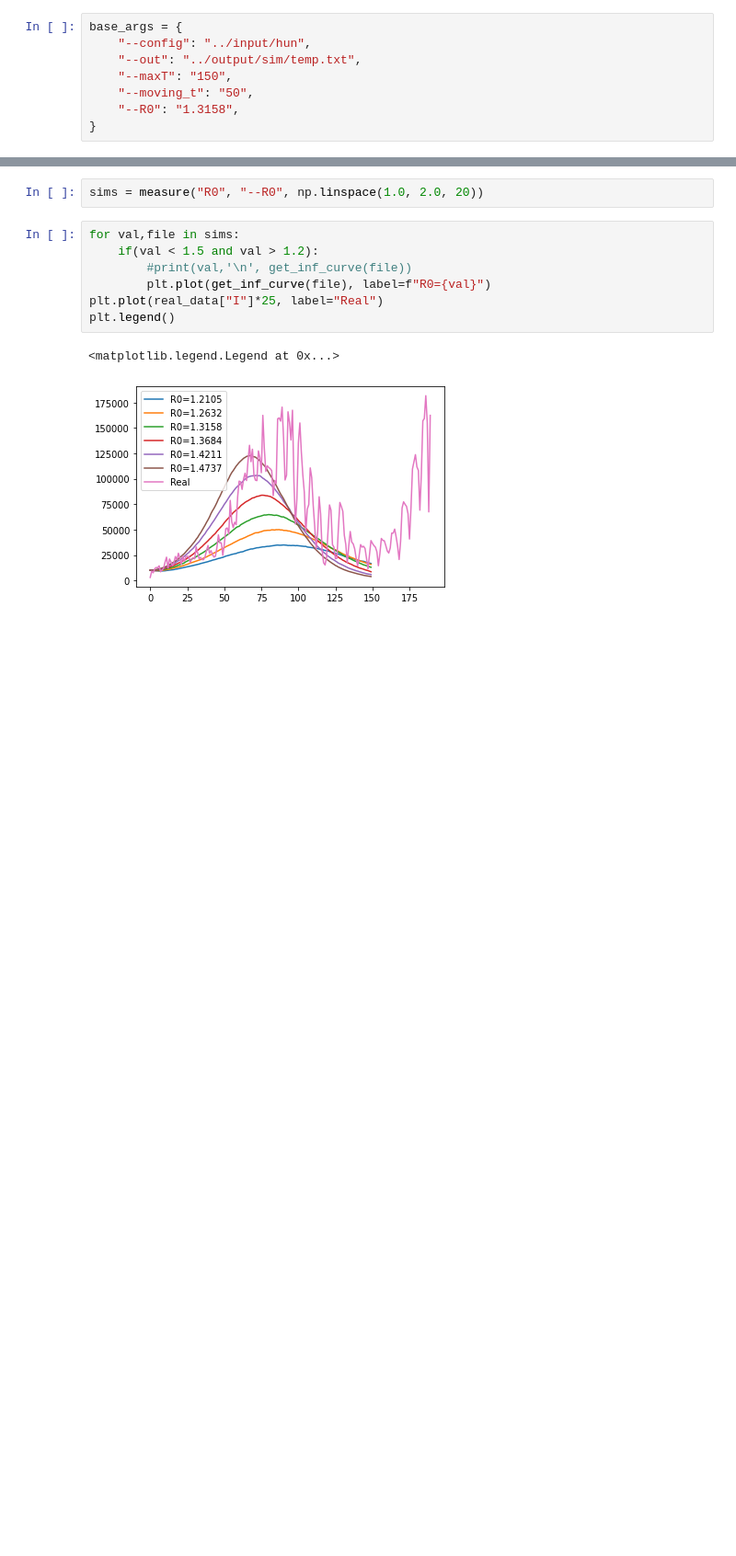
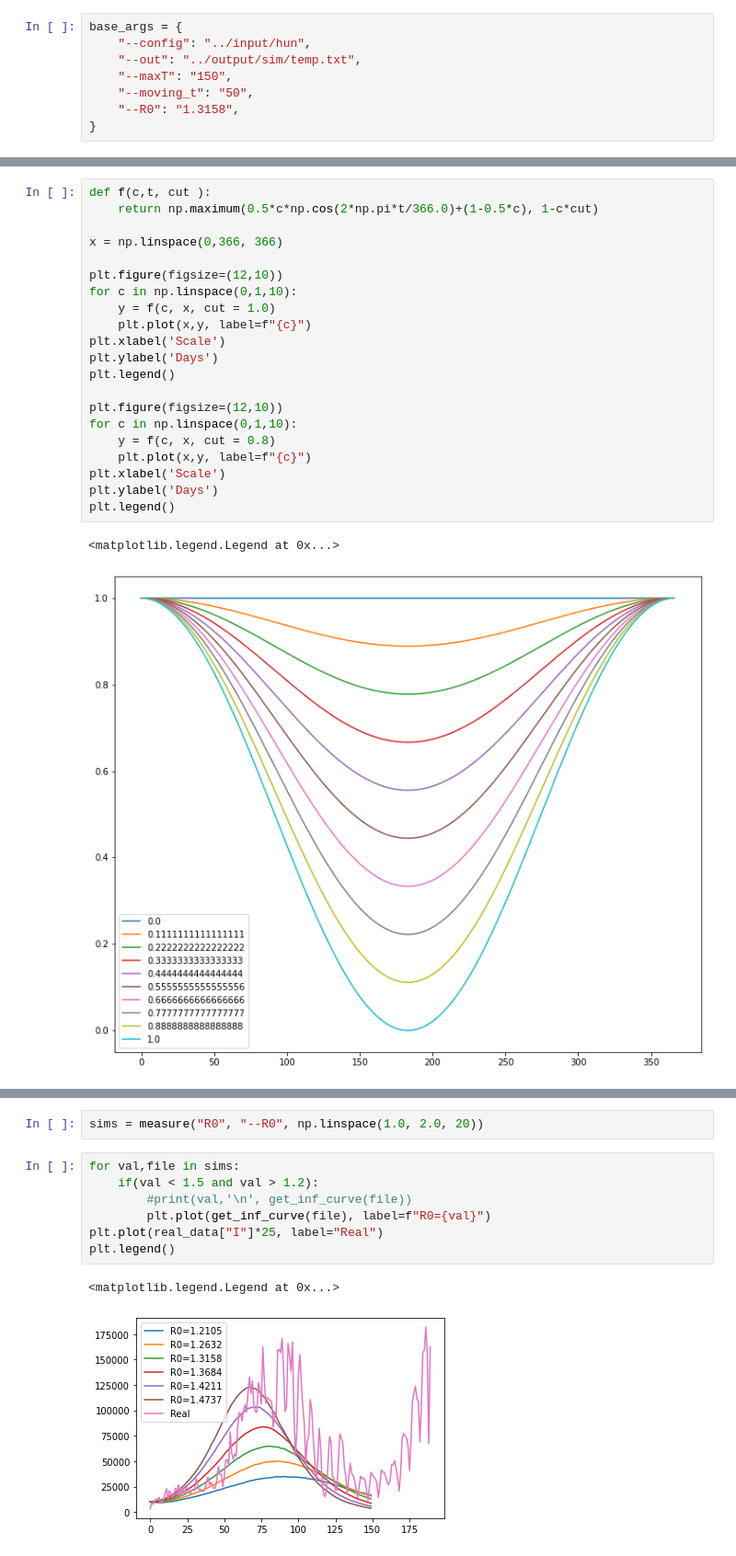
Before and after one commit to kolokcse/covid19-santiago, a Jupyter notebook: code/hun_codes/stats.ipynb, the cells around one changed output, grey strips where cells are left out. Shown at 92% size. Cells and saved outputs as stored; diff of their text form; blank space fills up the shorter version.

```diff
--- a/code/hun_codes/stats.ipynb
+++ b/code/hun_codes/stats.ipynb
@@ -403,0 +438,24 @@ sims = measure("r2", "--r2", np.linspace(1.0, 1.4, 20))
+# %%
+def f(c,t, cut ):
+    return np.maximum(0.5*c*np.cos(2*np.pi*t/366.0)+(1-0.5*c), 1-c*cut)
+
+x = np.linspace(0,366, 366)
+
+plt.figure(figsize=(12,10))
+for c in np.linspace(0,1,10):
+    y = f(c, x, cut = 1.0)
+    plt.plot(x,y, label=f"{c}")
+plt.xlabel('Scale')
+plt.ylabel('Days')
+plt.legend()
+
+plt.figure(figsize=(12,10))
+for c in np.linspace(0,1,10):
+    y = f(c, x, cut = 0.8)
+    plt.plot(x,y, label=f"{c}")
+plt.xlabel('Scale')
+plt.ylabel('Days')
+plt.legend()
+# %% [output]
+<matplotlib.legend.Legend at 0x...>
+[figure, added]
```
Also changed, not shown: parts of 25 cells of this notebook, 9 other files.
